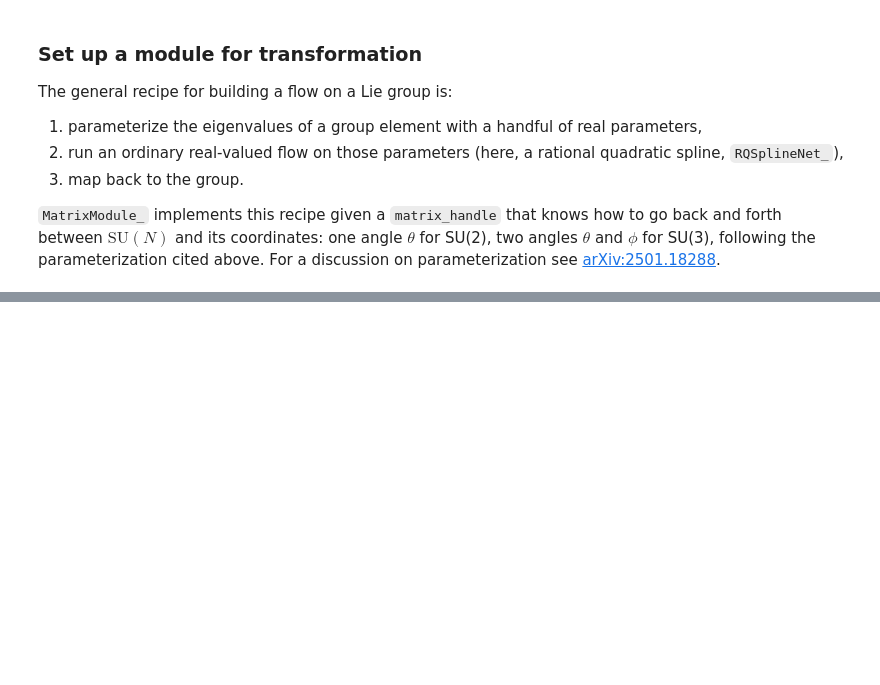
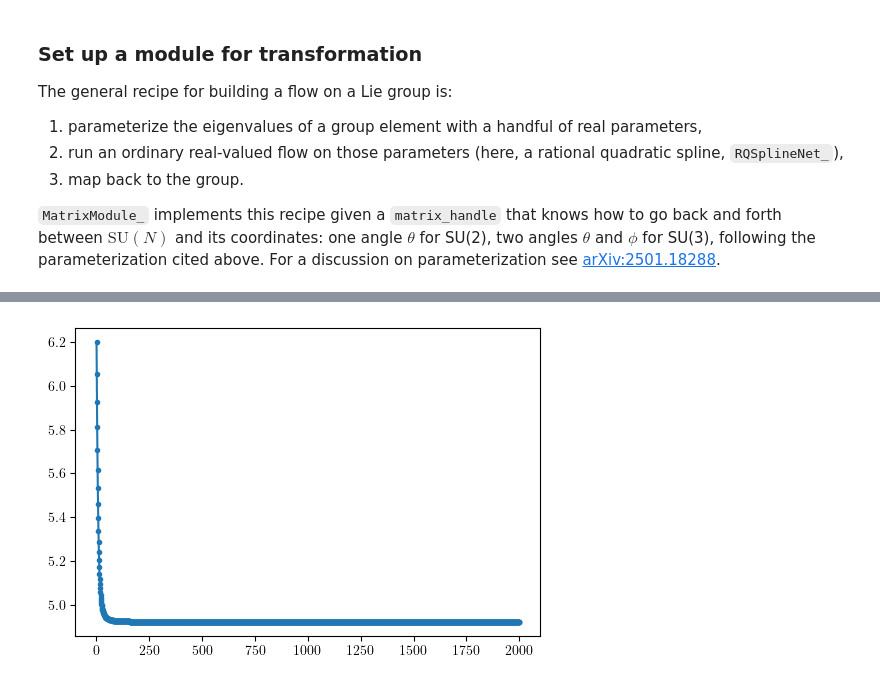
Before and after one commit to jkomijani/normflow, a Jupyter notebook: examples/matrix_models/SUN_matrix_model.ipynb, the cells around one changed output, grey strips where cells are left out. Saved outputs shown, nothing was run; the diff lists cells and outputs as text; code cells hidden in the pictures; blank space fills up the shorter version.

Commit message:
add two-part self-learning / data-based SU(N) matrix model notebook

```diff
--- a/examples/matrix_models/SUN_matrix_model.ipynb
+++ b/examples/matrix_models/SUN_matrix_model.ipynb
@@ -235,0 +295,6 @@ plt.plot([xmin, xmax], [xmin + shift, xmax + shift], 'w:', linewidth=1);
+# %%
+# Stand-in for real data: draw (asymptotically unbiased) MCMC samples
+# from the self-learned model above -- these will be our training "data"
+training_samples = model.mcmc.sample(1024 * 4)
+
+print("shape of training data", training_samples.shape)
@@ -235,0 +303,17 @@ plt.plot([xmin, xmax], [xmin + shift, xmax + shift], 'w:', linewidth=1);
+# %%
+from torch.utils.data import Dataset, DataLoader, TensorDataset
+
+# Wrap the samples in the usual PyTorch Dataset/DataLoader machinery
+batch_size = 256
+
+dataset = TensorDataset(training_samples)
+data_loader = DataLoader(
+    dataset,
+    batch_size = batch_size,
+    shuffle = False
+)
+# %%
+n_epochs = 2000
+# %%
+# Train by maximum likelihood on the data loader -- no action involved
+databased_model.train(data_loader, n_epochs=n_epochs)
@@ -235,0 +330,7 @@ plt.plot([xmin, xmax], [xmin + shift, xmax + shift], 'w:', linewidth=1);
+# %%
+fig, axs = plt.subplots(1, 1, figsize=(6, 4))
+
+log_dict = databased_model.trainer.logger.load_numpy()
+plt.plot(log_dict['epoch'], log_dict['loss'], '.-');
+# %% [output]
+[figure, added]
```
Also changed, not shown: parts of 15 cells of this notebook.
